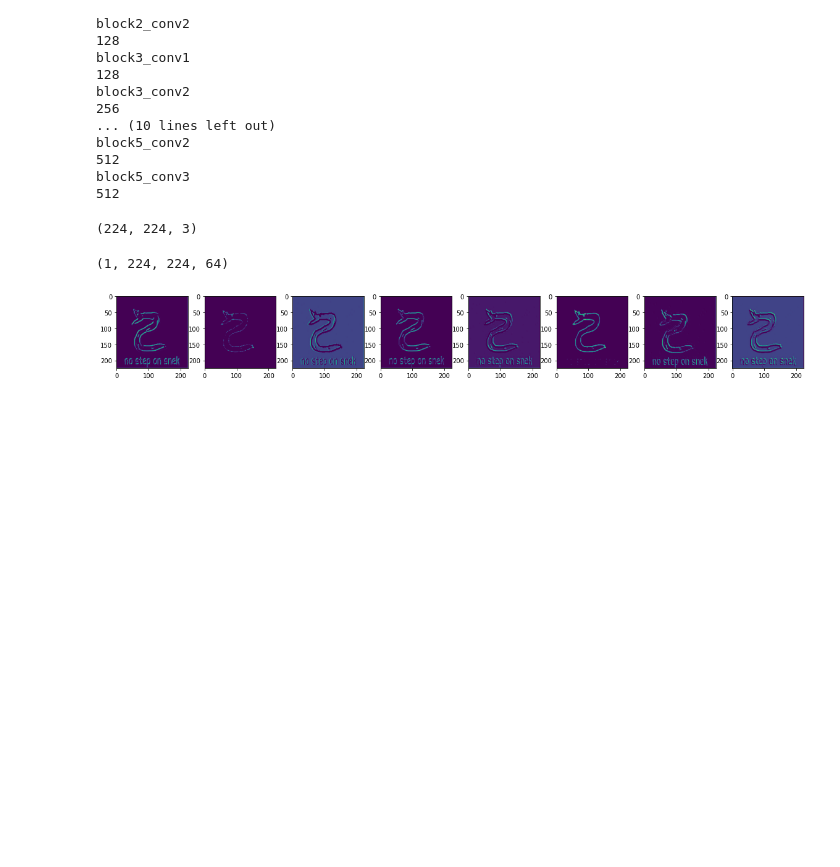
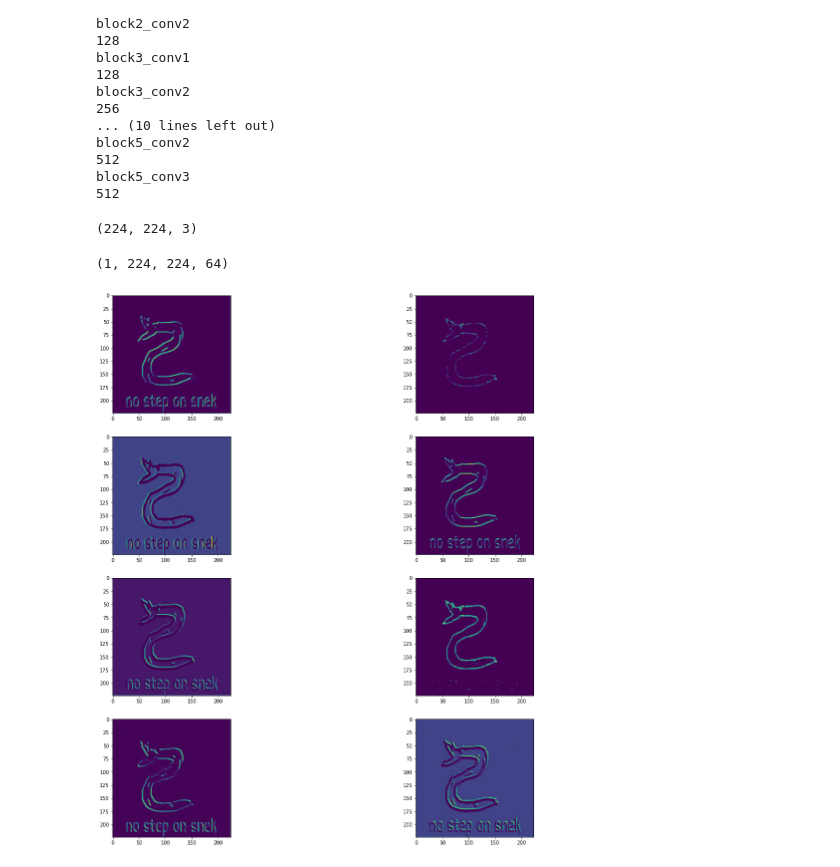
Before and after one commit to a-forty-two/cylons, a Jupyter notebook: 05_CONVOLUTIONS.ipynb, the cells around one changed output. Cells and saved outputs as stored; diff of their text form; code cells hidden in the pictures; blank space fills up the shorter version.

```diff
--- a/05_CONVOLUTIONS.ipynb
+++ b/05_CONVOLUTIONS.ipynb
@@ -105,11 +105,11 @@ featureMaps.shape
 # %%
 sz = 8
 index = 1
 plt.figure(figsize=(20,20))
 for x in range(sz):
-  ax = plt.subplot(sz,sz,index)
+  ax = plt.subplot(4,2,index)
   plt.imshow(featureMaps[0,:,:, index-1])
   index=index + 1
 plt.show()
 # %% [output]
-[figure, old version]
+[figure, new version]
```
